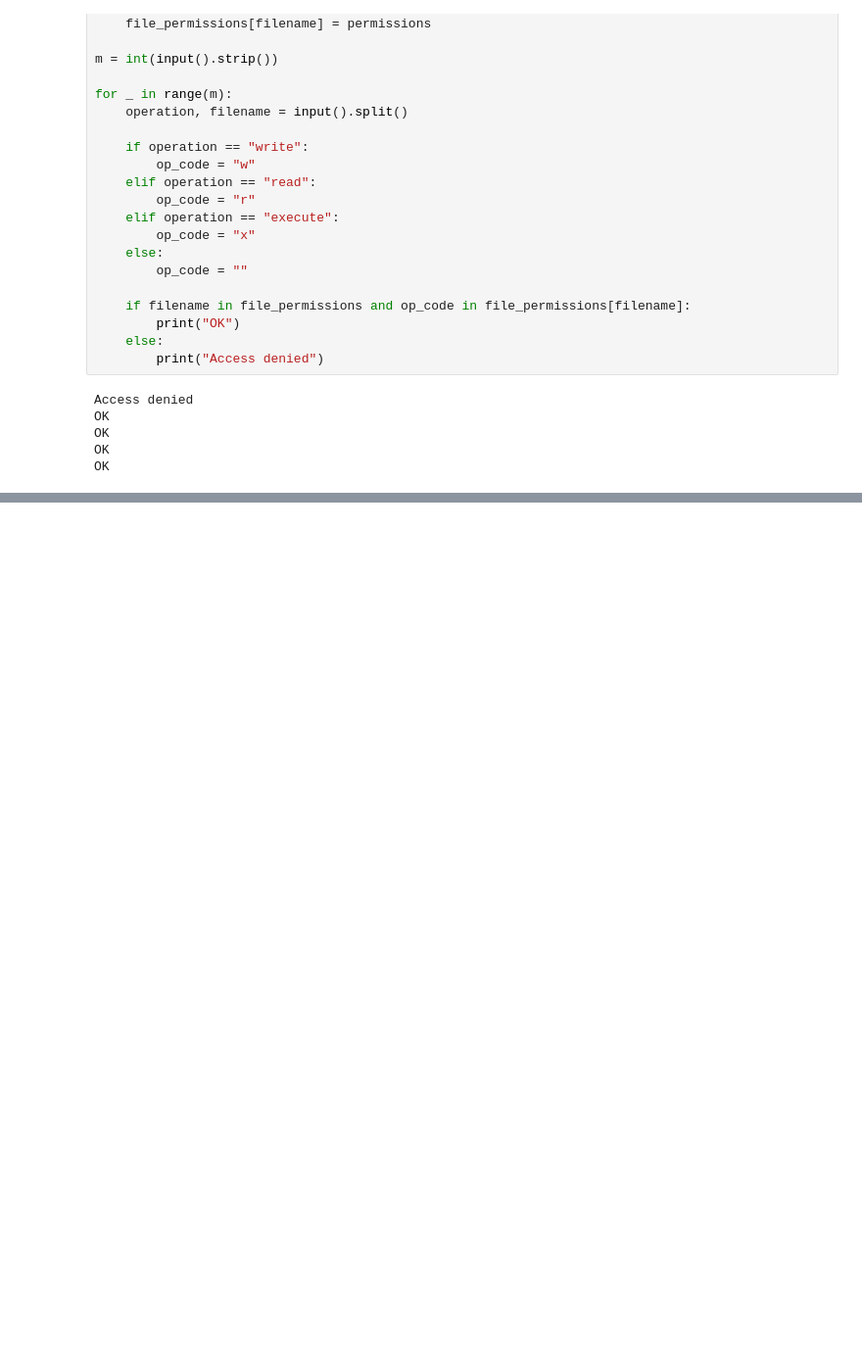
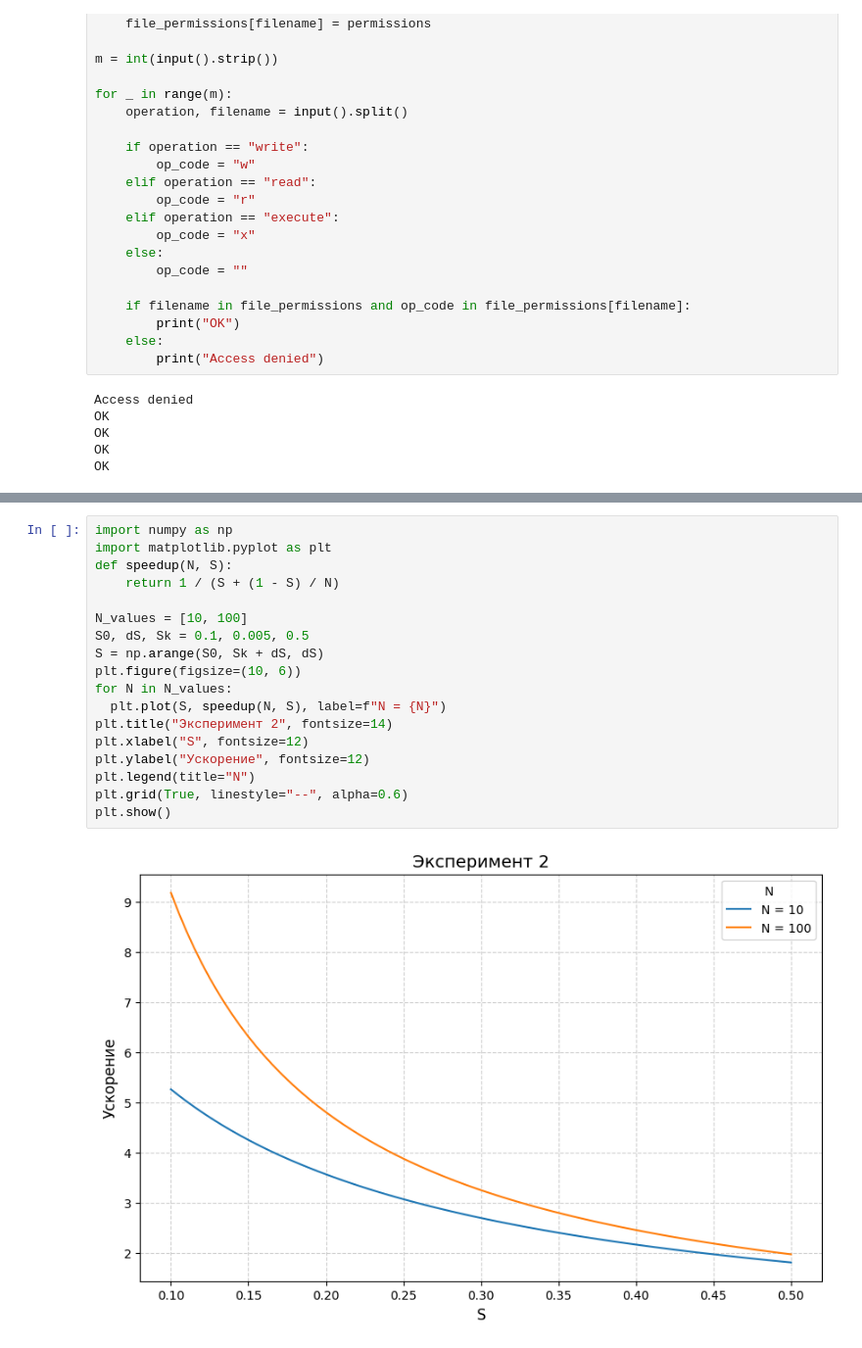
Before and after one commit to hungdev1602/Big-Data-MIREA, a Jupyter notebook: practice1.ipynb, the cells around one changed output, grey strips where cells are left out. Shown at 98% size. Drawn from its saved outputs; the diff is of its cells as text; blank space fills up the shorter version.

```diff
--- a/practice1.ipynb
+++ b/practice1.ipynb
@@ -263,0 +283,20 @@ OK
+# %%
+import numpy as np
+import matplotlib.pyplot as plt
+def speedup(N, S):
+    return 1 / (S + (1 - S) / N)
+
+N_values = [10, 100]
+S0, dS, Sk = 0.1, 0.005, 0.5
+S = np.arange(S0, Sk + dS, dS)
+plt.figure(figsize=(10, 6))
+for N in N_values:
+  plt.plot(S, speedup(N, S), label=f"N = {N}")
+plt.title("Эксперимент 2", fontsize=14)
+plt.xlabel("S", fontsize=12)
+plt.ylabel("Ускорение", fontsize=12)
+plt.legend(title="N")
+plt.grid(True, linestyle="--", alpha=0.6)
+plt.show()
+# %% [output]
+[figure, added]
```
Also changed, not shown: parts of 2 cells of this notebook.
